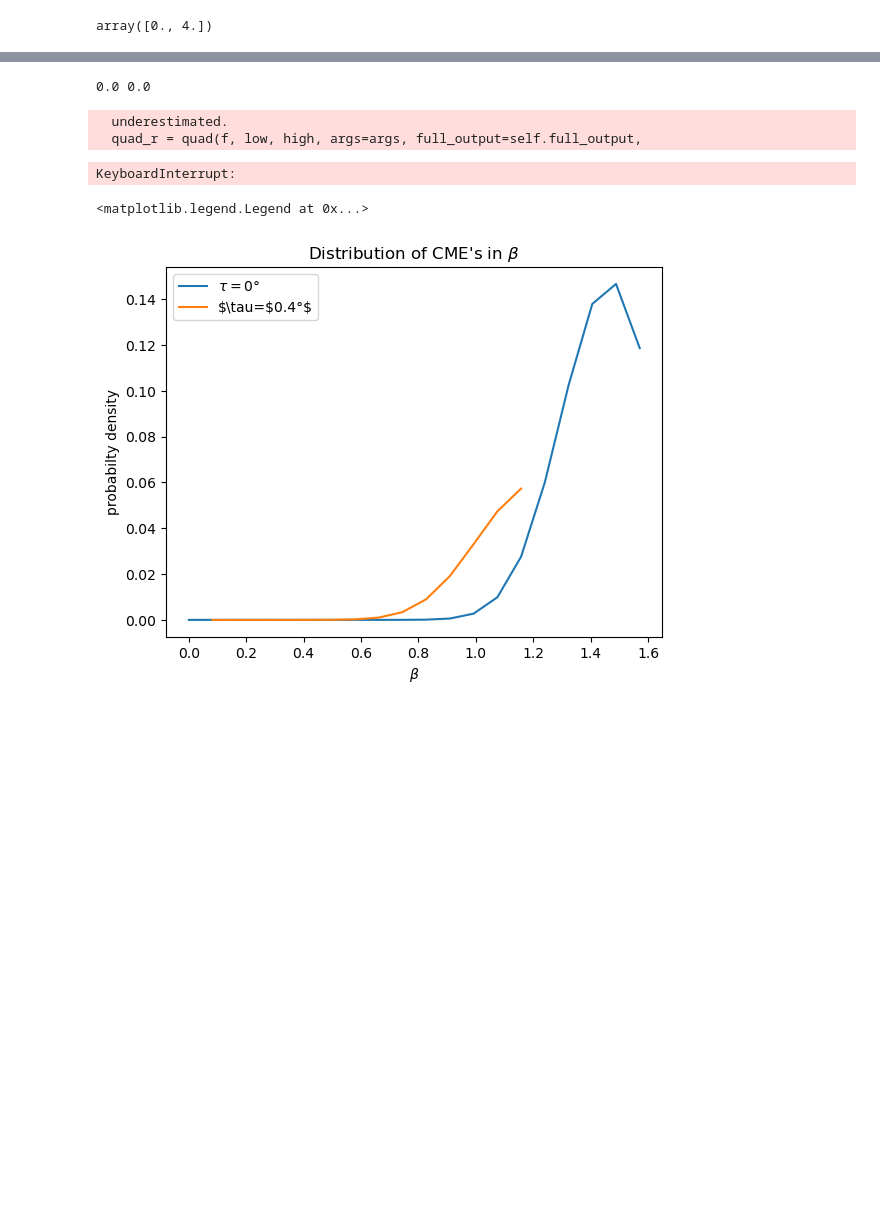
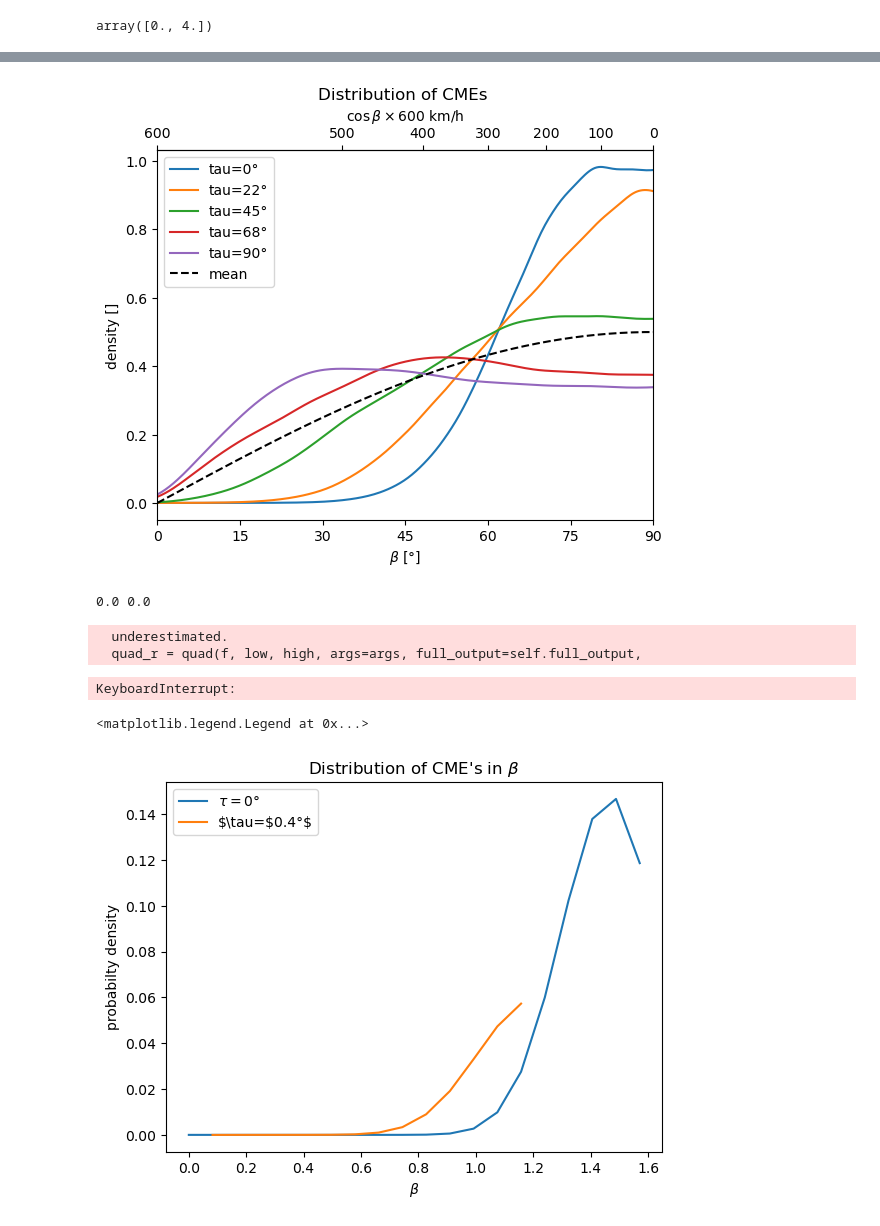
Before and after one commit to demichieldewilde/CME_distribution, a Jupyter notebook: CME_distrution.ipynb, the cells around one changed output, grey strips where cells are left out. Drawn from its saved outputs; the diff is of its cells as text; code cells hidden in the pictures; blank space fills up the shorter version.

```diff
--- a/CME_distrution.ipynb
+++ b/CME_distrution.ipynb
@@ -277,17 +284,36 @@ calculating tau = 1.5707963267948966
 # %%
+x = np.linspace(0,np.pi, 500)
+
+
+def speed2beta(v):
+    return np.arccos(v / 600 )
+
+def beta2speed(beta):
+    return  np.cos(beta) * 600
+
+
 def plotting_(dens, taus):
-    mean = mean_density(dens, T)
-    plt.plot(x, mean(x), "--", color='black', label="mean")
-    plt.plot(x, np.sin(x))
+    # fig,
+    for i,d in enumerate(dens):
+        plt.plot(x, d(x), label=f"tau={round(taus[i]/np.pi*180)}°")
+    # mean = mean_density(dens, T)
+    # plt.plot(x, mean(x), "--", color='black', label="mean")
+    plt.plot(x, np.sin(x)/2, "--", color='black', label="mean")
 
     plt.legend()
     plt.title("Distribution of CMEs ")
+    plt.xticks(np.linspace(0,np.pi/2, 7), range(0,91,15))
+    ax = plt.gca()
+    secax = ax.secondary_xaxis('top', functions=(beta2speed, speed2beta))
+    secax.set_xlabel(r'$\cos \beta \times 600$ km/h ')
     plt.xlabel(r"$\beta$ [°]")
-    plt.ylabel(r"density [°]")
-    plt.xlim(0,np.pi)
+    plt.ylabel(r"density []")
+    plt.xlim(0,np.pi/2)
     plt.show()
 
 plotting_(dens, T)
+# %% [output]
+[figure, added]
 # %%
 import time
 # import mcint
```
Also changed, not shown: parts of 3 cells of this notebook.
